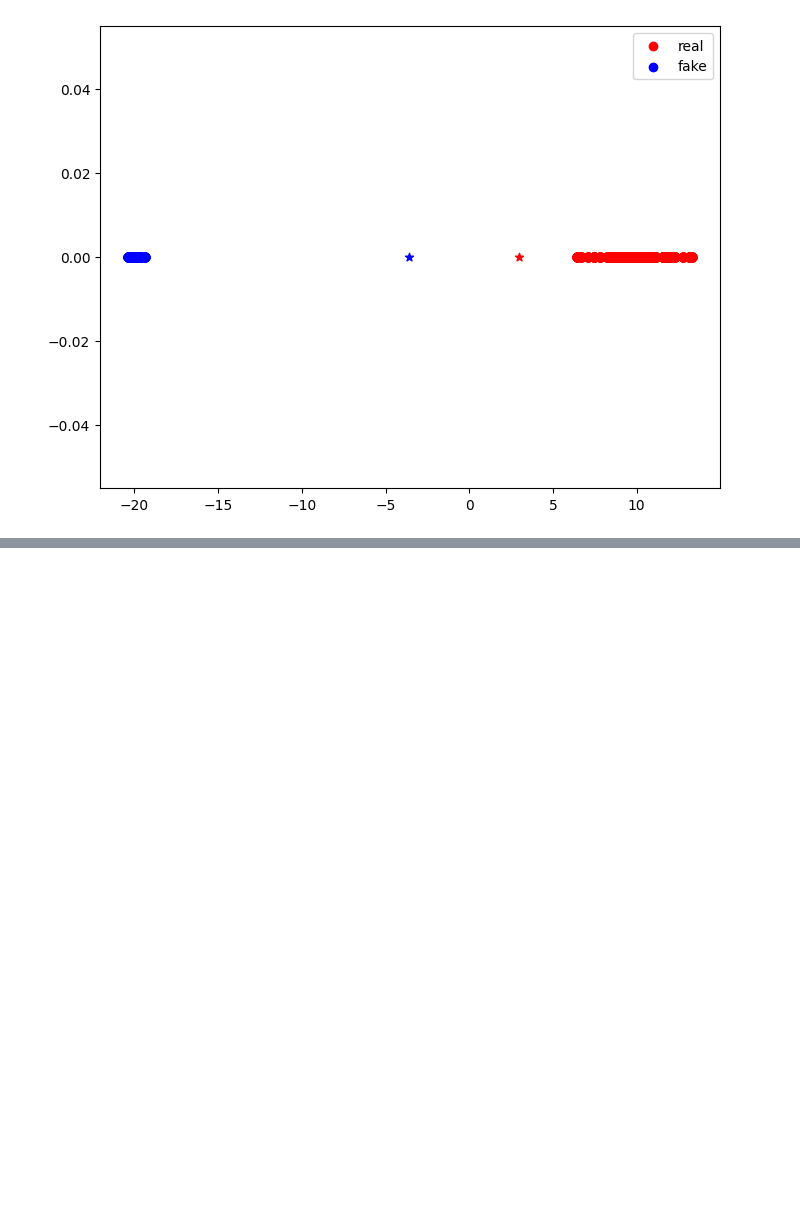
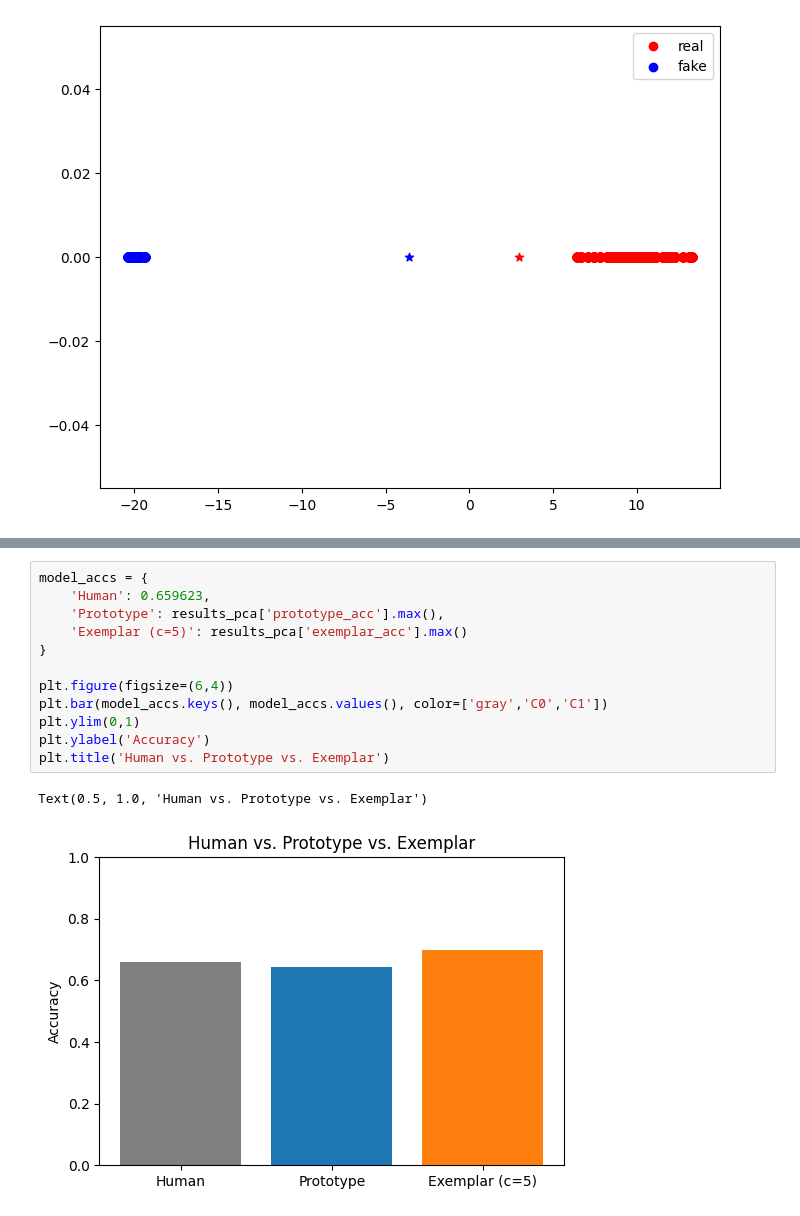
Before and after one commit to cros-nash/ds497-project, a Jupyter notebook: ExemplarPrototype(1).ipynb, the cells around one changed output, grey strips where cells are left out. Drawn from its saved outputs; the diff is of its cells as text; blank space fills up the shorter version.

```diff
--- a/ExemplarPrototype(1).ipynb
+++ b/ExemplarPrototype(1).ipynb
@@ -472,0 +490,15 @@ plt.show()
+# %%
+model_accs = {
+    'Human': 0.659623,
+    'Prototype': results_pca['prototype_acc'].max(),
+    'Exemplar (c=5)': results_pca['exemplar_acc'].max()
+}
+
+plt.figure(figsize=(6,4))
+plt.bar(model_accs.keys(), model_accs.values(), color=['gray','C0','C1'])
+plt.ylim(0,1)
+plt.ylabel('Accuracy')
+plt.title('Human vs. Prototype vs. Exemplar')
+# %% [output]
+Text(0.5, 1.0, 'Human vs. Prototype vs. Exemplar')
+[figure, added]
```
Also changed, not shown: parts of 8 cells of this notebook.
